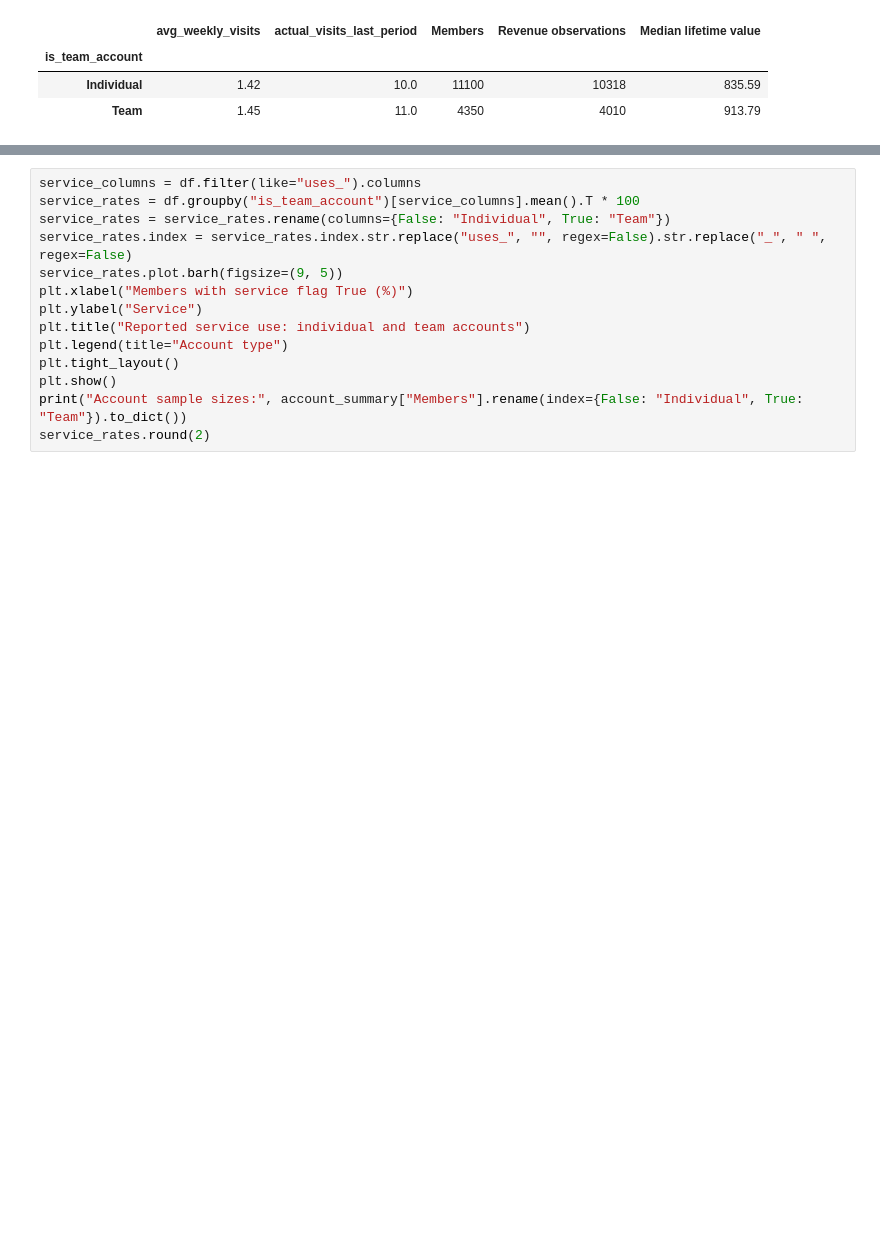
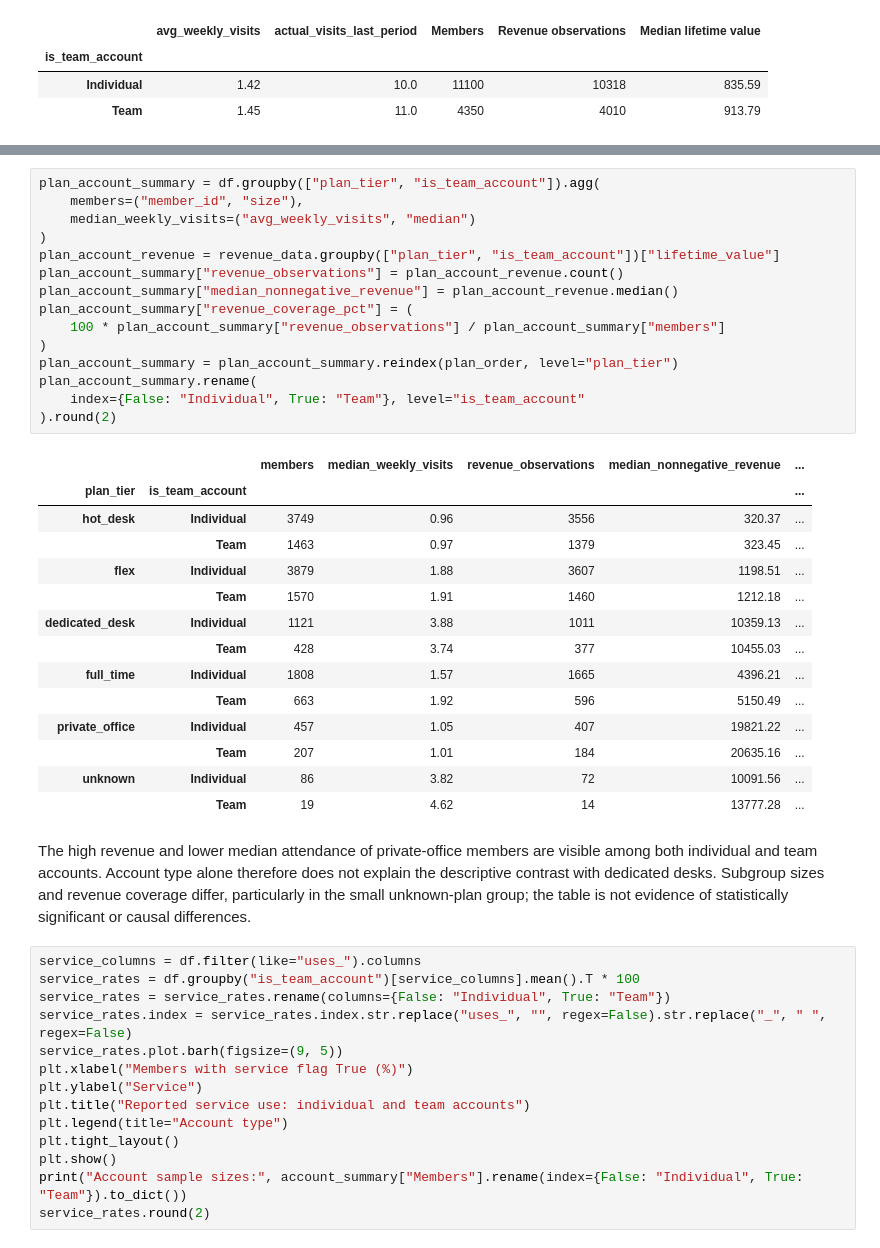
Before and after one commit to fradejoao/dataminingproject, a Jupyter notebook: notebooks/GroupXX_EDA_Code.ipynb, the cells around one changed output, grey strips where cells are left out. Drawn from its saved outputs; the diff is of its cells as text; blank space fills up the shorter version.

```diff
--- a/notebooks/GroupXX_EDA_Code.ipynb
+++ b/notebooks/GroupXX_EDA_Code.ipynb
@@ -868,3 +888,35 @@ account_summary.rename(index={False: "Individual", True: "Team"}).round(2)
+# %%
+plan_account_summary = df.groupby(["plan_tier", "is_team_account"]).agg(
+    members=("member_id", "size"),
+    median_weekly_visits=("avg_weekly_visits", "median")
+)
+plan_account_revenue = revenue_data.groupby(["plan_tier", "is_team_account"])["lifetime_value"]
+plan_account_summary["revenue_observations"] = plan_account_revenue.count()
+plan_account_summary["median_nonnegative_revenue"] = plan_account_revenue.median()
+plan_account_summary["revenue_coverage_pct"] = (
+    100 * plan_account_summary["revenue_observations"] / plan_account_summary["members"]
+)
+plan_account_summary = plan_account_summary.reindex(plan_order, level="plan_tier")
+plan_account_summary.rename(
+    index={False: "Individual", True: "Team"}, level="is_team_account"
+).round(2)
+# %% [output]
+|  |  | members | median_weekly_visits | revenue_observations | median_nonnegative_revenue | ... |
+| plan_tier | is_team_account |  |  |  |  | ... |
+| hot_desk | Individual | 3749 | 0.96 | 3556 | 320.37 | ... |
+|  | Team | 1463 | 0.97 | 1379 | 323.45 | ... |
+| flex | Individual | 3879 | 1.88 | 3607 | 1198.51 | ... |
+|  | Team | 1570 | 1.91 | 1460 | 1212.18 | ... |
+| dedicated_desk | Individual | 1121 | 3.88 | 1011 | 10359.13 | ... |
+|  | Team | 428 | 3.74 | 377 | 10455.03 | ... |
+| full_time | Individual | 1808 | 1.57 | 1665 | 4396.21 | ... |
+|  | Team | 663 | 1.92 | 596 | 5150.49 | ... |
+| private_office | Individual | 457 | 1.05 | 407 | 19821.22 | ... |
+|  | Team | 207 | 1.01 | 184 | 20635.16 | ... |
+| unknown | Individual | 86 | 3.82 | 72 | 10091.56 | ... |
+|  | Team | 19 | 4.62 | 14 | 13777.28 | ... |
+# %% [markdown]
+The high revenue and lower median attendance of private-office members are visible among both individual and team accounts. Account type alone therefore does not explain the descriptive contrast with dedicated desks. Subgroup sizes and revenue coverage differ, particularly in the small unknown-plan group; the table is not evidence of statistically significant or causal differences.
 # %%
 service_columns = df.filter(like="uses_").columns
 service_rates = df.groupby("is_team_account")[service_columns].mean().T * 100
```
Also changed, not shown: parts of 21 cells of this notebook, 2 other files.
